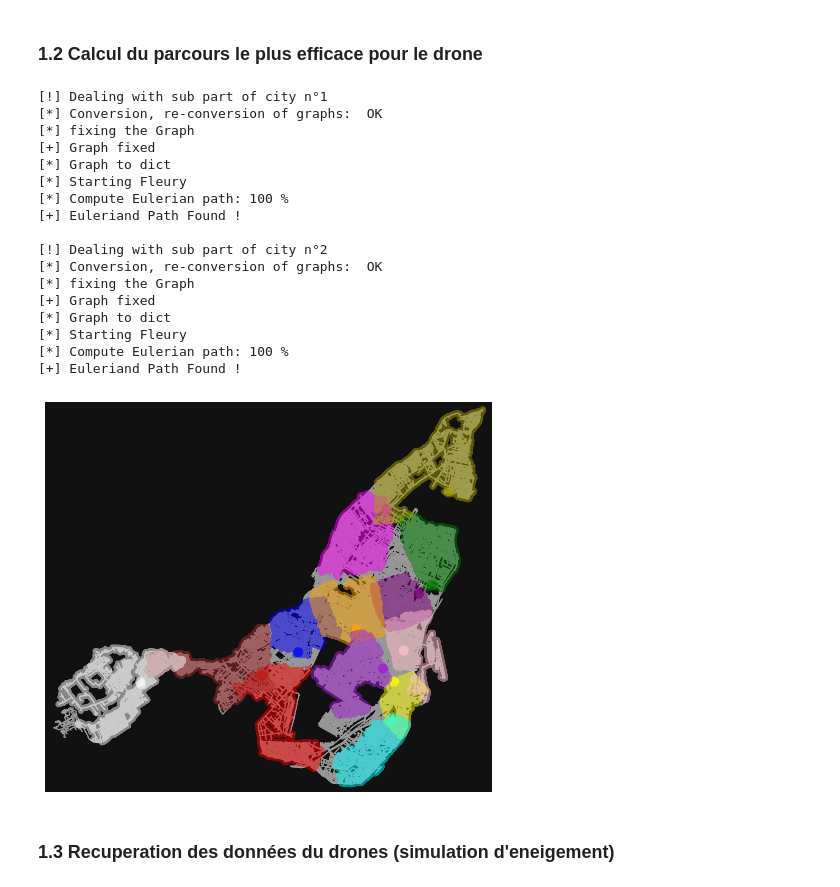
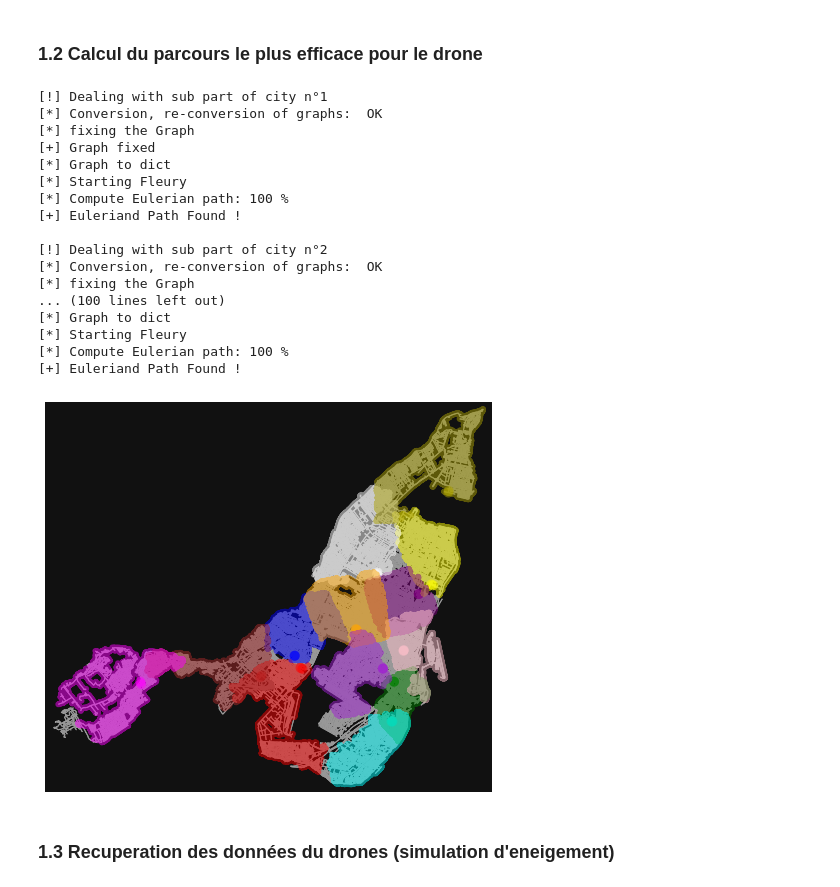
Before and after one commit to CACTUS-APPERO/APERRO, a Jupyter notebook: project_appero_final.ipynb, the cells around one changed output. Drawn from its saved outputs; the diff is of its cells as text; code cells hidden in the pictures.

Commit message:
[Drones Paths][Arthur]Manque plus qu une zone pour les drones

```diff
--- a/project_appero_final.ipynb
+++ b/project_appero_final.ipynb
@@ -29,20 +25,17 @@ print(list(G.nodes)[14000])
 # %%
-#G1 = ox.truncate.truncate_graph_dist(G,26232411,max_dist=2500) #H
-#G2 = ox.truncate.truncate_graph_dist(G,8753159525,max_dist=7000) #C
-#G3 = ox.truncate.truncate_graph_dist(G,300155692,max_dist=5000) #L
-#G4 = ox.truncate.truncate_graph_dist(G,1364932818,max_dist=2800) #F
-#G5 = ox.truncate.truncate_graph_dist(G,32675009,max_dist=4800) #D
-#G6 = ox.truncate.truncate_graph_dist(G,213784080,max_dist=2800) #G
-#G7 = ox.truncate.truncate_graph_dist(G,246285242,max_dist=3800) #I
-#G8 = ox.truncate.truncate_graph_dist(G,26234647,max_dist=5400) #Petit Ile de F
-#G9 = ox.truncate.truncate_graph_dist(G,588566218,max_dist=6000) #B
-#G10 = ox.truncate.truncate_graph_dist(G,8586746933,max_dist=8300) #A
-#G11 = ox.truncate.truncate_graph_dist(G,583470197,max_dist=4500) #K
-#G12 = ox.truncate.truncate_graph_dist(G,31630568,max_dist=3500) # entre J I H E
-#G13 = ox.truncate.truncate_graph_dist(G,294966935,max_dist=10200) #M
-#G14 = ox.truncate.truncate_graph_dist(G,29784717,max_dist=4500) #Donut
+#G1 = ox.truncate.truncate_graph_dist(G,26232411,max_dist=2500) #H useless Zone
+G2 = ox.truncate.truncate_graph_dist(G,8753159525,max_dist=7500) #C
+G3 = ox.truncate.truncate_graph_dist(G,300155692,max_dist=5600) #L
+G4 = ox.truncate.truncate_graph_dist(G,1364932818,max_dist=3300) #F
+G5 = ox.truncate.truncate_graph_dist(G,32675009,max_dist=5500) #D
+G6 = ox.truncate.truncate_graph_dist(G,213784080,max_dist=3400) #G
+G7 = ox.truncate.truncate_graph_dist(G,246285242,max_dist=4300) #I
+G8 = ox.truncate.truncate_graph_dist(G,26234647,max_dist=5800) #Petit Ile de F
+G9 = ox.truncate.truncate_graph_dist(G,588566218,max_dist=6000) #B
+G10 = ox.truncate.truncate_graph_dist(G,8586746933,max_dist=8300) #A
+G11 = ox.truncate.truncate_graph_dist(G,583470197,max_dist=5200) #K
+G12 = ox.truncate.truncate_graph_dist(G,31630568,max_dist=3200) # entre J I H E
+G13 = ox.truncate.truncate_graph_dist(G,294966935,max_dist=10200) #M
+G14 = ox.truncate.truncate_graph_dist(G,29784717,max_dist=4500) #Donut
 
-G5 = ox.truncate.truncate_graph_dist(G,32675009,max_dist=5100) #D cyan
-#G8 = ox.truncate.truncate_graph_dist(G,31706590,max_dist=3400) #ile
-#G5 = ox.truncate.truncate_graph_dist(G,220839504,max_dist=5100) #D
-#G7 = ox.truncate.truncate_graph_dist(G,29598757,max_dist=3800) #I
+#G15 = ox.truncate.truncate_graph_dist(G,245354754,max_dist=18500)
@@ -52,3 +42,6 @@ GRAPHS_LIST = [G5]
+# %%
+#GRAPHS_LIST = [G2,G3,G4,G5,G6,G7,G8,G9,G10,G11,G12,G13,G14]
+GRAPHS_LIST = [G2,G3,G4,G5,G6,G7,G8,G9,G10,G11,G12,G13,G14]
 # %% [markdown]
 ### 1.1: Importation des plans de la ville ###
 # %%
@@ -168,7 +187,7 @@ import scripts.eulerian_transform as eulerian #cf nos scripts dans le dossier ./
 import importlib
 out = importlib.reload(eulerian) #Reload en cas de modifications des scripts
 # %%
-### - - - Calcul des chemins Euleriens, temps estimé pour X sous-graphes = -20 min
+### - - - Calcul des chemins Euleriens, temps estimé pour X sous-graphes = -60 min
 
 PREDEF_COLORS = ["red", "yellow", "green", "cyan", "purple", "blue","pink", "brown", "magenta", "white", "orange", "#AAA003", "#A01DD3","#10ABB1", "#A01D11"] #TODO: ADD MORE
 
@@ -199,7 +218,7 @@ for i, GG in enumerate(GRAPHS_LIST):
 [!] Dealing with sub part of city n°2
 [*] Conversion, re-conversion of graphs:  OK
 [*] fixing the Graph
-[+] Graph fixed
+... (100 lines left out)
 [*] Graph to dict
 [*] Starting Fleury
 [*] Compute Eulerian path: 100 %
@@ -212,8 +231,10 @@ CP_BACKUP[4] = D_PRIME
 #CP_BACKUP[11] = J_PRIME
 # %%
 #["red", "yellow", "green", "cyan", "purple", "blue","pink", "brown", "magenta", "white", "orange", "#AAA003", "#A01DD3","#10ABB1", "#A01D11"] #TODO: ADD MORE
-fig, ax = ox.plot_graph_routes(G, CP_BACKUP[1:], route_colors=PREDEF_COLORS[0:13], route_linewidth=6, node_size=0)
+#fig, ax = ox.plot_graph_routes(G, BACKUP_ROUTES[1:], route_colors=PREDEF_COLORS[0:13], route_linewidth=6, node_size=0)
 #fig, ax = ox.plot_graph_route(G, ROUTES[0], route_linewidth=6, node_size=0)
+fig, ax = ox.plot_graph_routes(G, ROUTES, route_colors=COLORS, route_linewidth=6, node_size=0)
+FULL_ROUTES_BAK = ROUTES
 # %% [output]
-[figure, old version]
+[figure, new version]
 # %%
```
Also changed, not shown: parts of 6 cells of this notebook, 1 other file.
